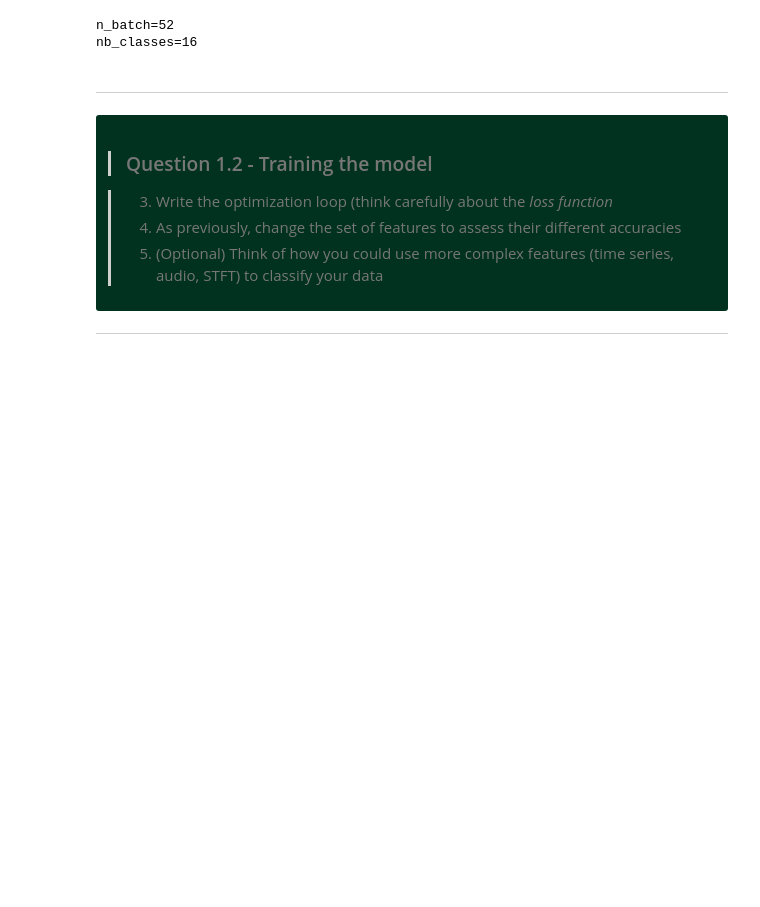
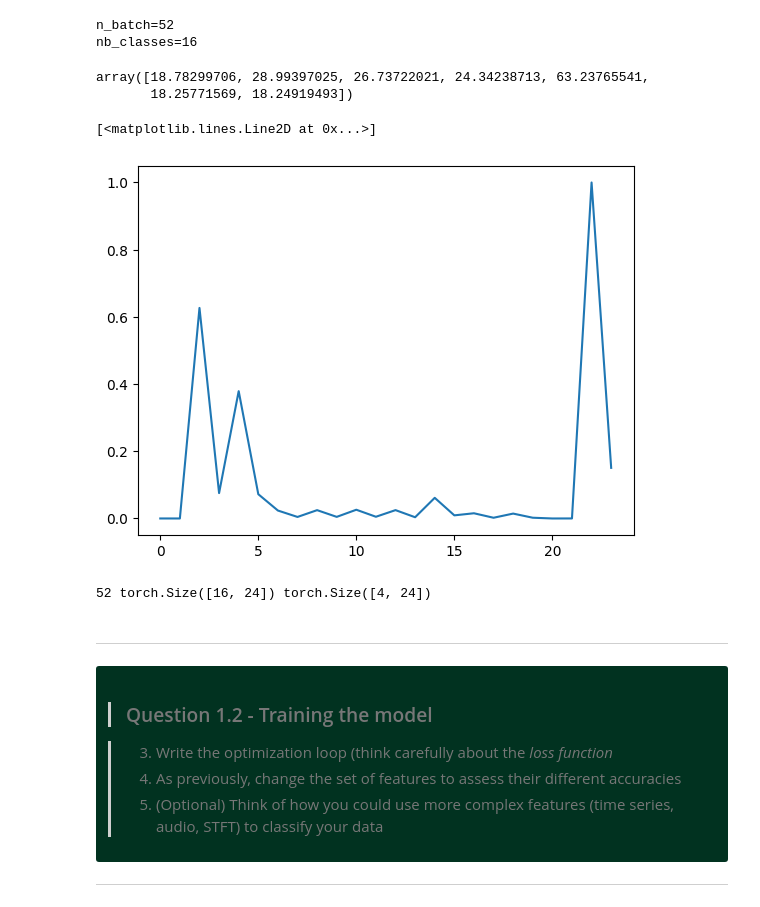
Before and after one commit to Sebastien-li/creative_ml, a Jupyter notebook: 02_neural_networks.ipynb, the cells around one changed output. Cells and saved outputs as stored; diff of their text form; code cells hidden in the pictures; blank space fills up the shorter version.

```diff
--- a/02_neural_networks.ipynb
+++ b/02_neural_networks.ipynb
@@ -1085,19 +1085,46 @@ print(f'{n_batch=}\n{nb_classes=}')
 # %% [output]
 n_batch=52
 nb_classes=16
-# %%
-features_dict={}
-for feature in list_features:
-    features_list = []
-    batch_number = 0
-    train_dataset._reset_generator()
-    for batch_x, batch_y in iter(train_dataset):
-        size = len(batch_x)
-        features = [train_dataset.feature(batch_number+i, feature).flatten() for i in range(size)]
-        features = torch.tensor(np.array(features,np.float32))
-        features_list .append(features)
-        batch_number+=1
-    features_dict[feature] = features_list
+# %%
+f = train_dataset.feature(2, "contrast")
+f.mean(axis=1)
+# %% [output]
+array([18.78299706, 28.99397025, 26.73722021, 24.34238713, 63.23765541,
+       18.25771569, 18.24919493])
+# %%
+x = []
+batch_number = 0
+train_dataset._reset_generator()
+for batch_x, batch_y in iter(train_dataset):
+    size = len(batch_x)
+    x_batch = []
+    for i in range(size):
+        x_one = []
+        for feature in list_features:
+            f = train_dataset.feature(batch_number+i, feature)
+            #f = f/(f**2).sum(axis=1)[:,np.newaxis] #Normalize
+            mean = f.mean(axis=1)
+            std = f.std(axis=1)
+            for m,s in zip(mean,std):
+                x_one.append(m)
+                x_one.append(s)
+        x_one = np.array(x_one,np.float32)
+        x_one = x_one/(x_one.max())
+        x_batch.append(x_one)
+    x_batch = torch.tensor(np.array(x_batch))
+    x.append(x_batch)
+    batch_number +=1
+# %%
+plt.plot(x[0][0])
+# %% [output]
+[<matplotlib.lines.Line2D at 0x...>]
+[figure, added]
+# %%
+print(len(x),x[0].shape,x[-1].shape)
+in_size = x[0].shape[1]
+output_size = nb_classes
+# %% [output]
+52 torch.Size([16, 24]) torch.Size([4, 24])
 # %% [markdown]
 
 ***
```
Also changed, not shown: parts of 20 cells of this notebook, 1 other file.
